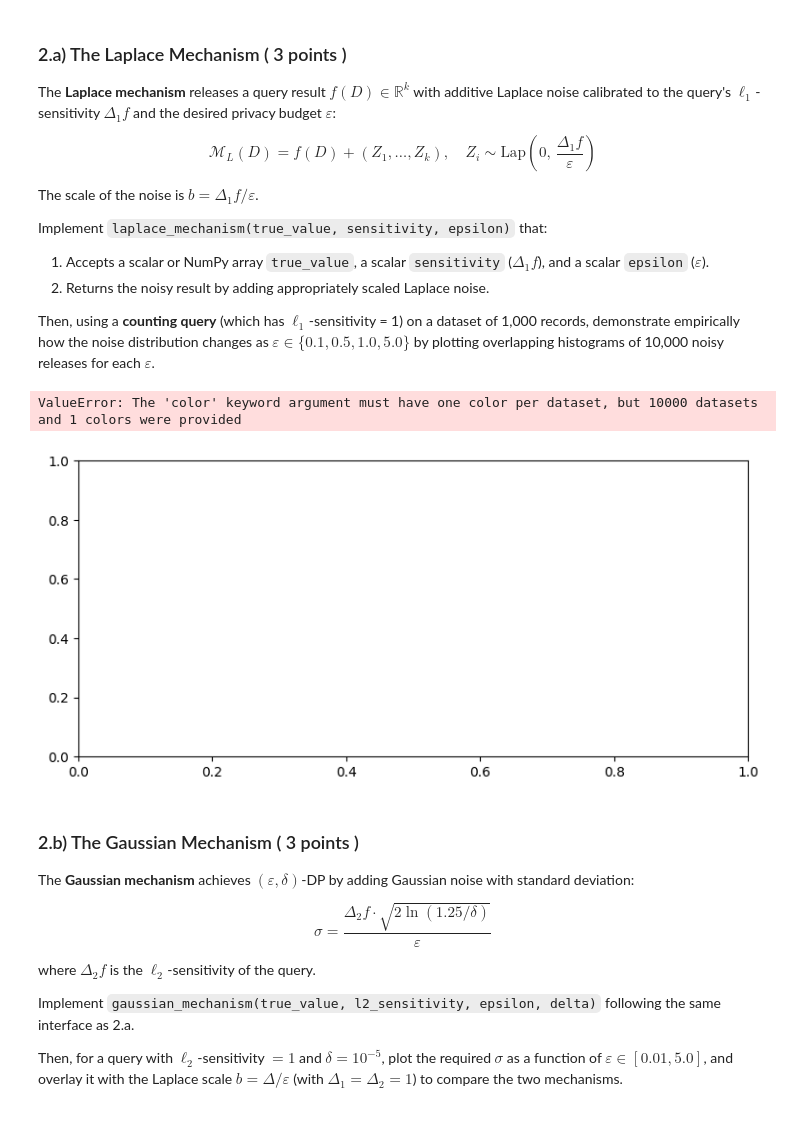
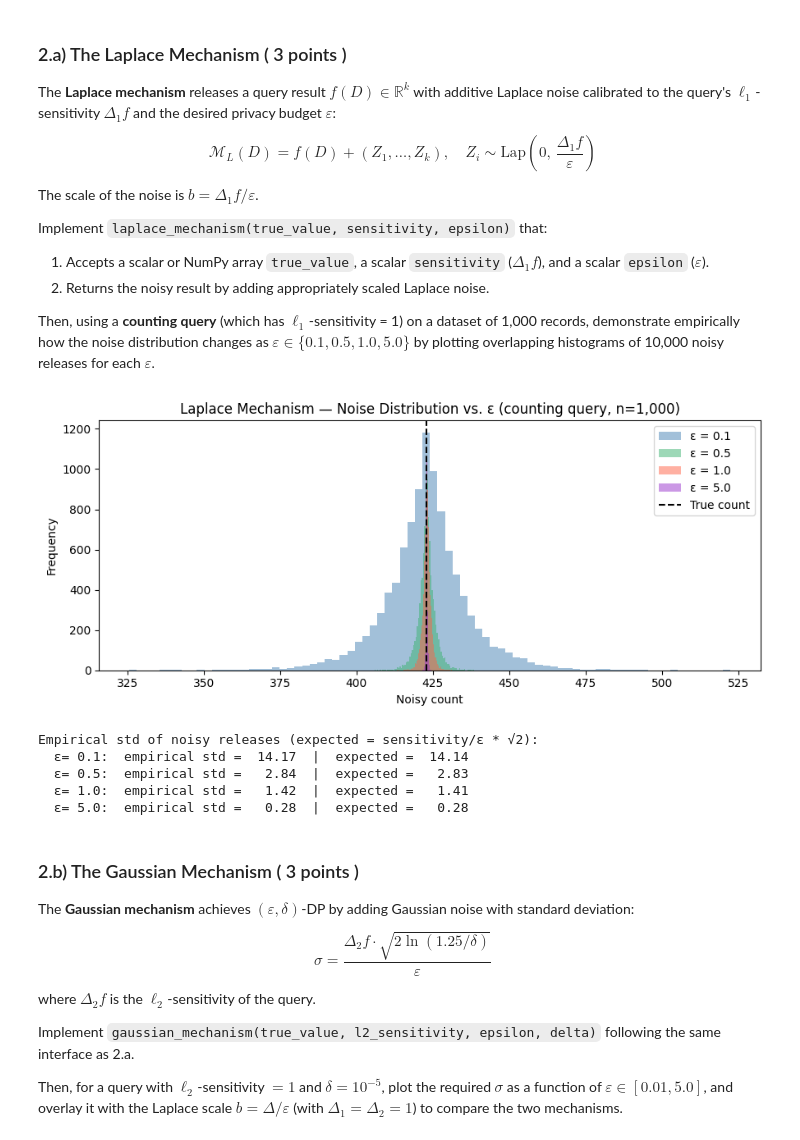
Before and after one commit to tgulur/EEP509-Lab2, a Jupyter notebook: Lab_Differential_Privacy.ipynb, the cells around one changed output. Cells and saved outputs as stored; diff of their text form; code cells hidden in the pictures.

```diff
--- a/Lab_Differential_Privacy.ipynb
+++ b/Lab_Differential_Privacy.ipynb
@@ -154,63 +154,47 @@ def laplace_mechanism(true_value, sensitivity, epsilon):
     -------
     float or np.ndarray — noisy query result.
     """
-    noisy_value = true_value  # replace with your implementation
-
-    # YOUR CODE HERE:
     scale = sensitivity / epsilon
-    noise = np.random.laplace(loc=0.0, scale=scale, size=size(true_value))
-    noisy_value = true_value + noise
-
-    return noisy_value
+    tv_arr = np.asarray(true_value)
+    noise = np.random.laplace(loc=0.0, scale=scale, size=tv_arr.shape)
+    noisy = tv_arr + noise
+    # return scalar if input was scalar
+    if tv_arr.shape == ():
+        return noisy.item()
+    return noisy
 
 
 def test_2a():
     true_count   = 423          # exact count on a dataset of 1,000 records
     sensitivity  = 1.0          # counting query sensitivity
     epsilons     = [0.1, 0.5, 1.0, 5.0]
     n_trials     = 10_000
     colors       = ['steelblue', 'mediumseagreen', 'tomato', 'darkorchid']
 
     plt.figure(figsize=(9, 4))
     for eps, col in zip(epsilons, colors):
         releases = [laplace_mechanism(true_count, sensitivity, eps) for _ in range(n_trials)]
         plt.hist(releases, bins=80, alpha=0.5, color=col, label=f'ε = {eps}')
     plt.axvline(true_count, color='black', linestyle='--', linewidth=1.5, label='True count')
     plt.title('Laplace Mechanism — Noise Distribution vs. ε (counting query, n=1,000)')
     plt.xlabel('Noisy count'); plt.ylabel('Frequency')
     plt.legend(); plt.tight_layout(); plt.show()
 
     print('Empirical std of noisy releases (expected = sensitivity/ε * √2):')
     for eps in epsilons:
         releases = [laplace_mechanism(true_count, sensitivity, eps) for _ in range(n_trials)]
         expected_std = (sensitivity / eps) * np.sqrt(2)
         print(f'  ε={eps:4.1f}:  empirical std = {np.std(releases):6.2f}  |  expected = {expected_std:6.2f}')
 
-def laplace_mechanism(true_value, sensitivity, epsilon):
-    """
-    Parameters
-    ----------
-    true_value  : float or np.ndarray — the exact query result.
-    sensitivity : float               — l1-sensitivity of the query.
-    epsilon     : float               — privacy budget (> 0).
-
-    Returns
-    -------
-    float or np.ndarray — noisy query result.
-    """
-    scale = sensitivity / epsilon
-    tv_arr = np.asarray(true_value)
-    noise = np.random.laplace(loc=0.0, scale=scale, size=tv_arr.shape)
-    noisy = tv_arr + noise
-    # return scalar if input was scalar
-    if tv_arr.shape == ():
-        return noisy.item()
-    return noisy
 
 test_2a()
 # %% [output]
+[figure, new version]
-ValueError: The 'color' keyword argument must have one color per dataset, but 10000 datasets and 1 colors were provided
+Empirical std of noisy releases (expected = sensitivity/ε * √2):
+  ε= 0.1:  empirical std =  14.17  |  expected =  14.14
+  ε= 0.5:  empirical std =   2.84  |  expected =   2.83
+  ε= 1.0:  empirical std =   1.42  |  expected =   1.41
+  ε= 5.0:  empirical std =   0.28  |  expected =   0.28
-[figure, old version]
 # %% [markdown]
 ### 2.b) The Gaussian Mechanism ( 3 points )
 
```
Also changed, not shown: parts of 5 cells of this notebook.
